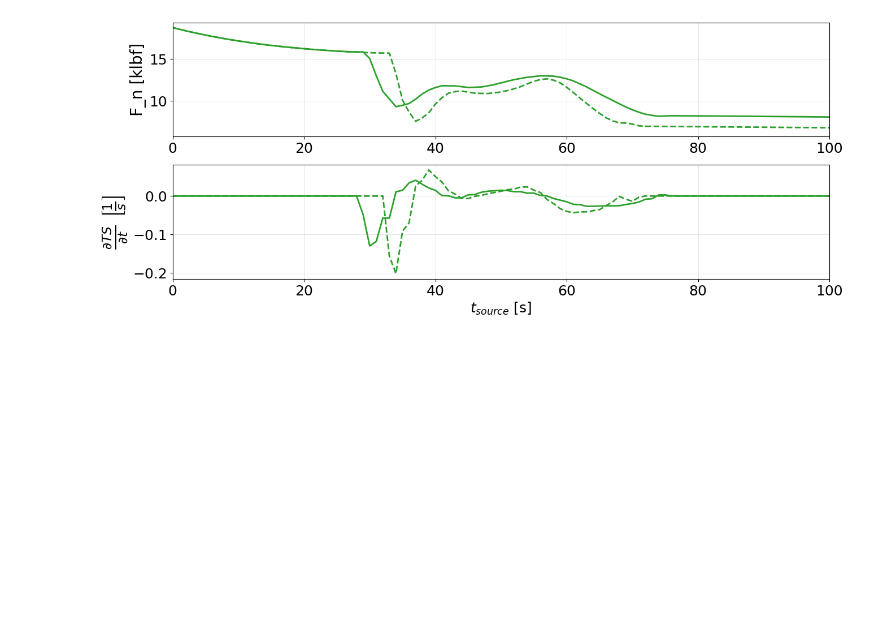
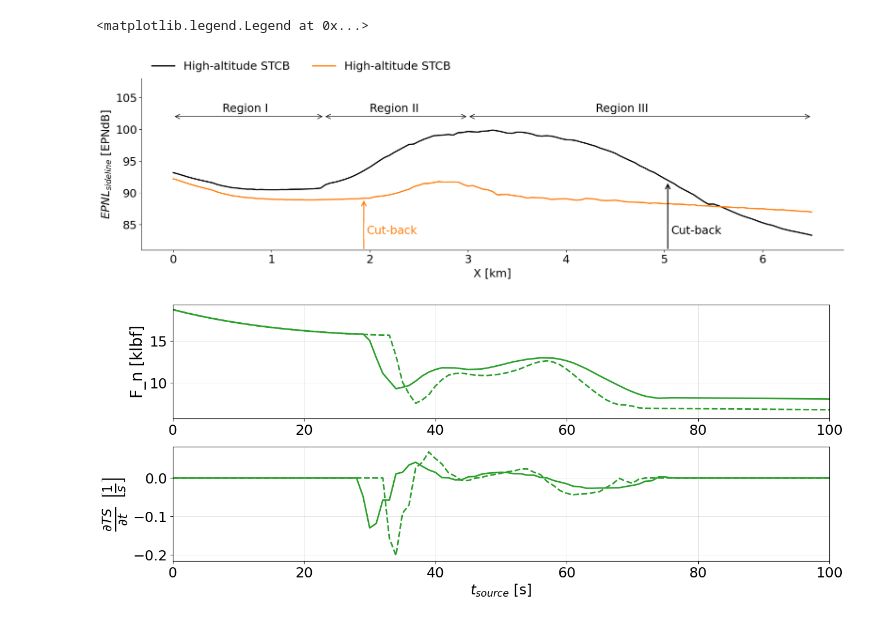
Before and after one commit to MIT-LAE/pyNA, a Jupyter notebook: pyNA/run/Figures - Comparison of 4 key trajectories (bar charts).ipynb, the cells around one changed output. Cells and saved outputs as stored; diff of their text form; code cells hidden in the pictures; blank space fills up the shorter version.

```diff
--- a/pyNA/run/Figures - Comparison of 4 key trajectories (bar charts).ipynb
+++ b/pyNA/run/Figures - Comparison of 4 key trajectories (bar charts).ipynb
@@ -594,0 +494,40 @@ py = pyna(pyna_settings)
+# %%
+fig, ax = plt.subplots(1,1, figsize=(20,5))
+ax.plot(np.linspace(0, 6500, 131)/1000, epnl['stca']['Vmax']['sideline']['std'], color='k', label='High-altitude STCB')
+ax.plot(np.linspace(0, 6500, 131)/1000, epnl['stca']['Vmax']['sideline']['adv'], color='tab:orange', label='High-altitude STCB')
+ax.set_ylim([81, 108])
+ax.set_ylabel('$EPNL_{sideline}$ [EPNdB]')
+ax.set_xlabel('X [km]')
+
+x_liftoff = traj['stca']['V2']['std']['X [m]'][np.where(traj['stca']['V2']['std']['Z [m]']>0.1)[0][0]]/1000
+# ax.plot([x_liftoff, x_liftoff], [81, 108], '-', color='k', linewidth=1)
+
+x_cb = traj['stca']['V2']['std']['X [m]'][np.where(traj['stca']['V2']['std']['TS [-]']<0.78)[0][0]]/1000
+ax.annotate("", xy=(x_cb, 81), xycoords='data', xytext=(x_cb, 91.7), textcoords='data', arrowprops=dict(arrowstyle="<-", connectionstyle="arc3", color='k', linewidth=1.7), fontsize=18)
+
+
+x_cb = traj['stca']['V2']['adv']['X [m]'][np.where(traj['stca']['V2']['adv']['TS [-]']<0.78)[0][0]]/1000
+ax.annotate("", xy=(x_cb, 81), xycoords='data', xytext=(x_cb, 89), textcoords='data', arrowprops=dict(arrowstyle="<-", connectionstyle="arc3", color='tab:orange', linewidth=1.7), fontsize=18, )
+
+
+ax.annotate("", xy=(0, 102), xycoords='data', xytext=(x_liftoff, 102), textcoords='data', arrowprops=dict(arrowstyle="<->", connectionstyle="arc3"), fontsize=18)
+ax.annotate("", xy=(x_liftoff, 102), xycoords='data', xytext=(3, 102), textcoords='data', arrowprops=dict(arrowstyle="<->", connectionstyle="arc3"), fontsize=18)
+ax.annotate("", xy=(3, 102), xycoords='data', xytext=(6.5, 102), textcoords='data', arrowprops=dict(arrowstyle="<->", connectionstyle="arc3"), fontsize=18)
+
+ax.annotate(xy=(0.5, 102.8), s="Region I", fontsize=18)
+ax.annotate(xy=(2.0, 102.8), s="Region II", fontsize=18)
+ax.annotate(xy=(4.3, 102.8), s="Region III", fontsize=18)
+
+# ax.annotate(xy=(1.1, 83.5), s='Lift-off', fontsize=18, backgroundcolor='w', color='k')
+ax.annotate(xy=(5.07, 83.5), s='Cut-back', fontsize=18, backgroundcolor='w', color='k')
+ax.annotate(xy=(1.97, 83.5), s='Cut-back', fontsize=18, backgroundcolor='w', color='tab:orange')
+
+ax.grid(False)
+
+ax.spines['right'].set_visible(False)
+ax.spines['top'].set_visible(False)
+
+# ax.legend(loc='lower left', bbox_to_anchor=(0,0.98), frameon=False, ncol=2)
+# %% [output]
+<matplotlib.legend.Legend at 0x...>
+[figure, added]
```
Also changed, not shown: parts of 14 cells of this notebook, 26 other files.
